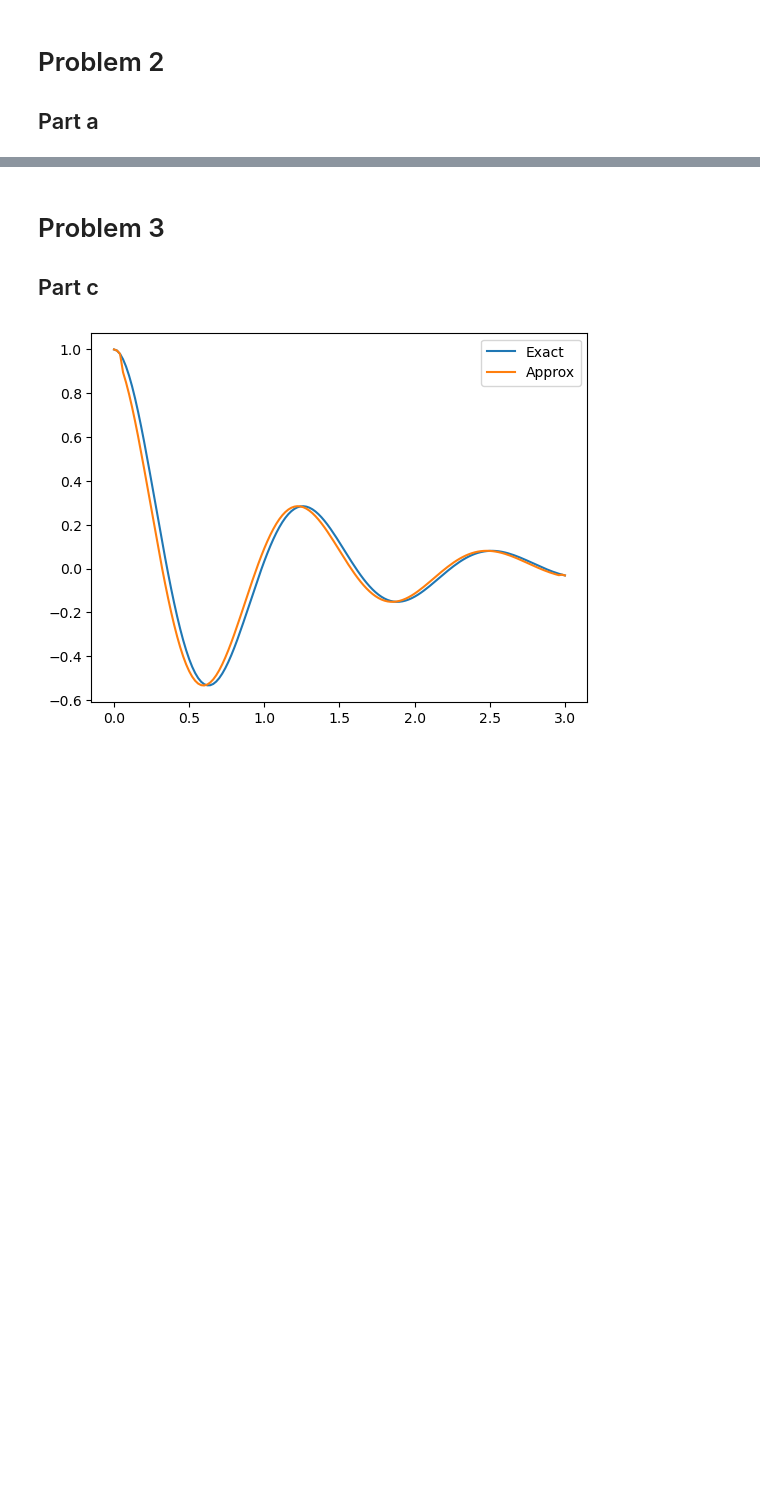
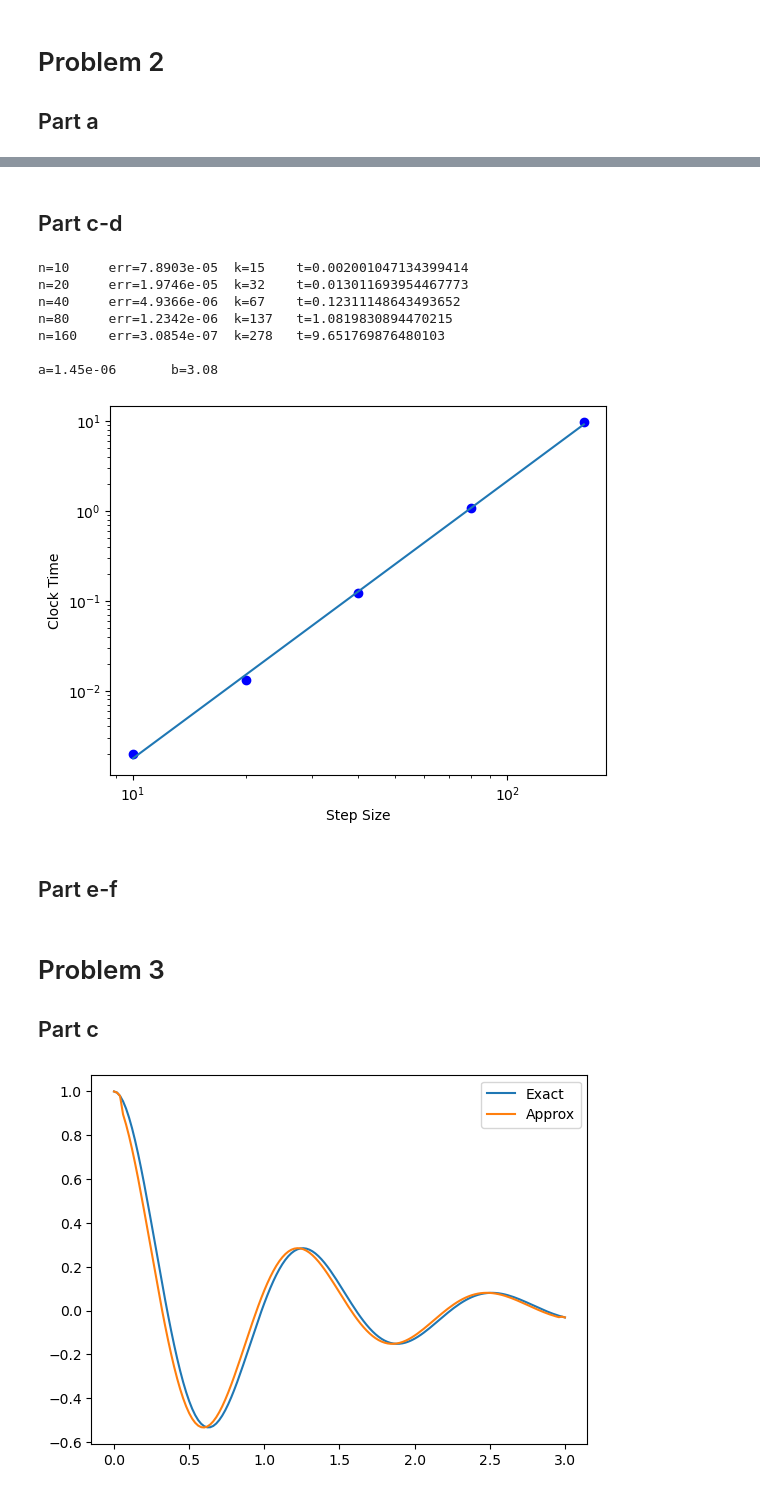
Before and after one commit to whuang259/Math714-Physics763, a Jupyter notebook: Math 714/Math_714_HW_2.ipynb, the cells around one changed output, grey strips where cells are left out. Drawn from its saved outputs; the diff is of its cells as text; code cells hidden in the pictures; blank space fills up the shorter version.

```diff
--- a/Math 714/Math_714_HW_2.ipynb
+++ b/Math 714/Math_714_HW_2.ipynb
@@ -136,3 +164,37 @@ plt.show()
+# %% [markdown]
+## Part c-d
+# %%
+# Loop over a range of grid sizes and compute the error
+times = []
+for n in steps:
+    t0 = time()
+    res, k = conjugate_gradient(n)
+    t1 = time()
+    print(f"n={n}\t err={err(res, n):.5}\t k={k}\t t={t1-t0}")
+    times.append(t1 - t0)
+
+A = np.asmatrix([[np.log(step), 1] for step in steps])
+b, a = np.linalg.lstsq(A, np.log(times), rcond=None)[0]
+a = np.exp(a)
+fit = [a*n**b for n in steps]
+print(f"\na={a:.3}\t b={b:.3}")
+
+plt.loglog(steps, times, 'bo')
+plt.loglog(steps, fit)
+plt.xlabel("Step Size")
+plt.ylabel("Clock Time")
+plt.show()
+# %% [output]
+n=10     err=7.8903e-05  k=15    t=0.002001047134399414
+n=20     err=1.9746e-05  k=32    t=0.013011693954467773
+n=40     err=4.9366e-06  k=67    t=0.12311148643493652
+n=80     err=1.2342e-06  k=137   t=1.0819830894470215
+n=160    err=3.0854e-07  k=278   t=9.651769876480103
+
+a=1.45e-06       b=3.08
+[figure, added]
+# %% [markdown]
+## Part e-f
 # %% [markdown]
 # Problem 3
 
```
Also changed, not shown: parts of 3 cells of this notebook.
